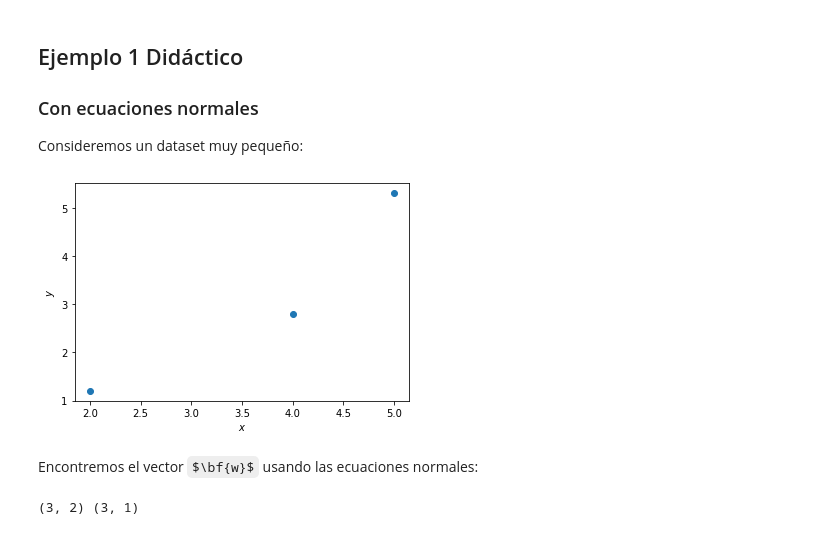
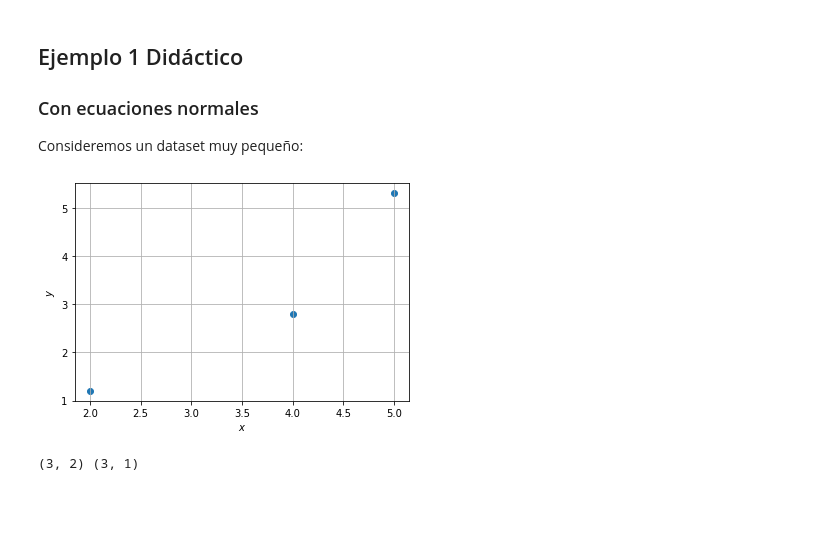
Before and after one commit to rpezoa/ML_Aplicado, a Jupyter notebook: clases/01_Introduccion_Regresion_Lineal.ipynb, the cells around one changed output. Cells and saved outputs as stored; diff of their text form; code cells hidden in the pictures; some formulas as TeX source; blank space fills up the shorter version.

```diff
--- a/clases/01_Introduccion_Regresion_Lineal.ipynb
+++ b/clases/01_Introduccion_Regresion_Lineal.ipynb
@@ -87,17 +87,16 @@ Consideremos un dataset muy pequeño:
 # %%
 import numpy as np
 from matplotlib import pyplot as plt
 
 X_train = np.array([[2],[4],[5]])
 y_train = np.array([[1.2], [2.8],[5.3]])
 
 plt.figure()
 plt.scatter(X_train,y_train)
 plt.xlabel("$x$")
 plt.ylabel("$y$")
+plt.grid()
 plt.show()
 # %% [output]
-[figure, old version]
+[figure, new version]
-# %% [markdown]
-Encontremos el vector $\bf{w}$ usando las ecuaciones normales:
 # %%
```
Also changed, not shown: parts of 12 cells of this notebook.
